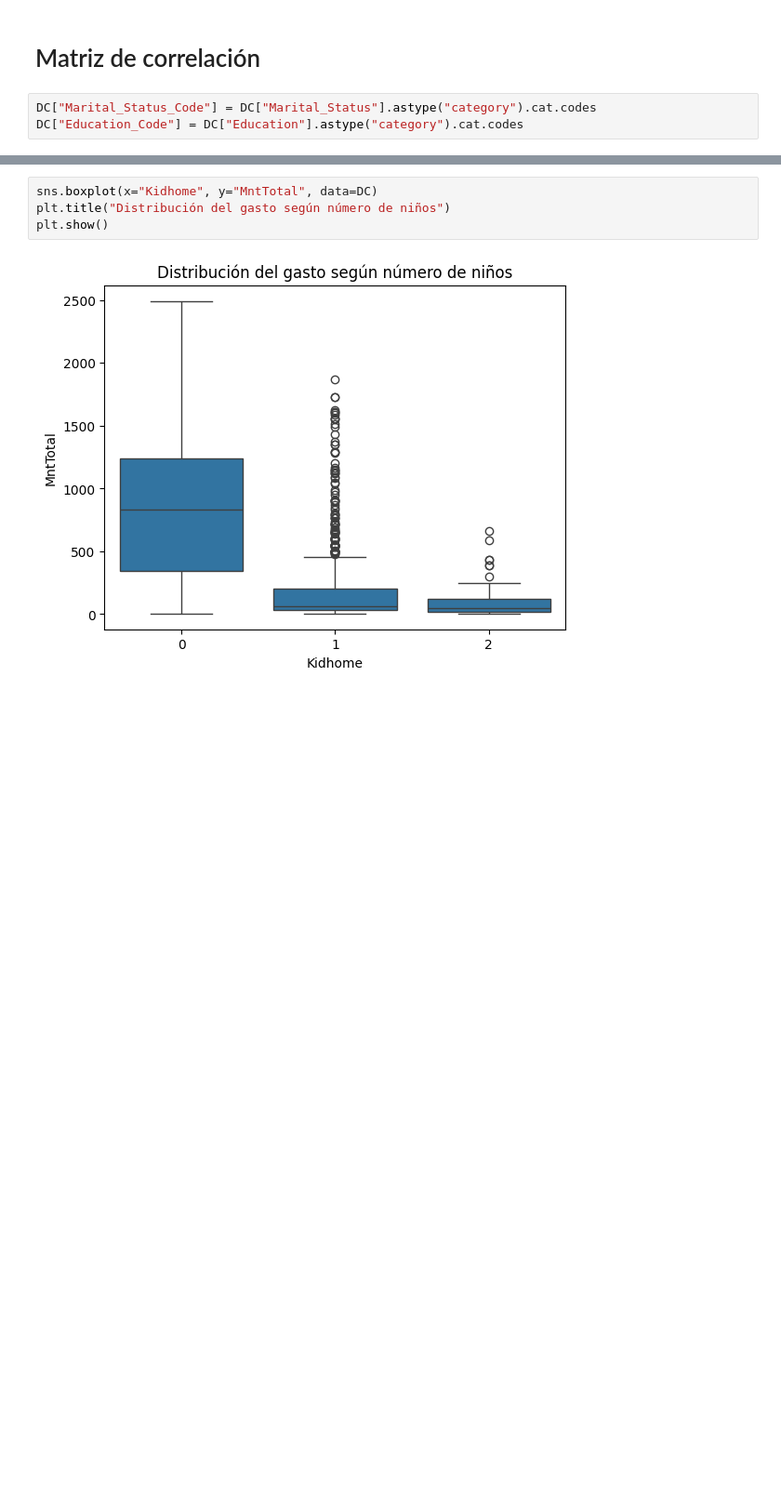
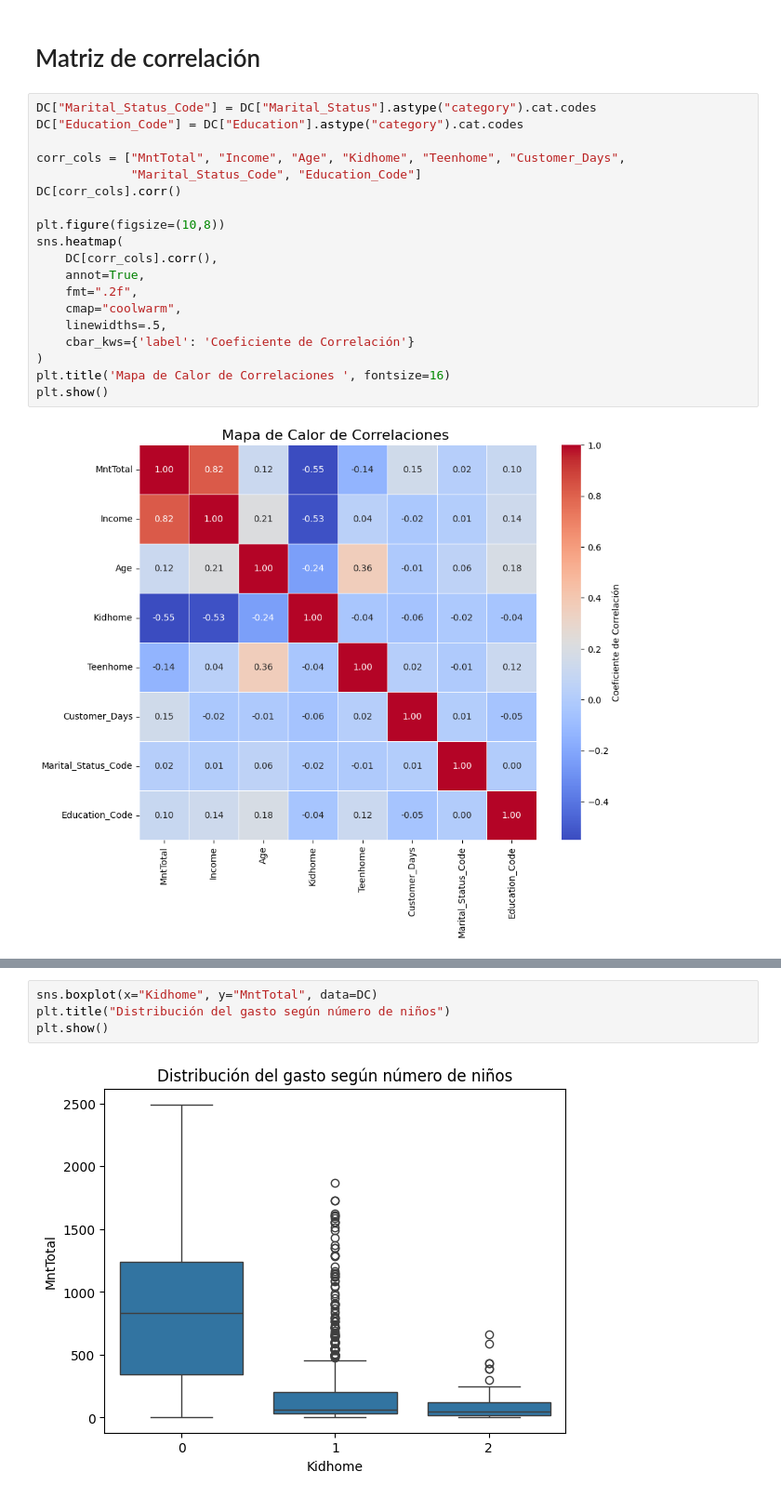
Before and after one commit to krysvill/Bootcamp_Data_Driven_Decisions_Specialist, a Jupyter notebook: Perfil de Cliente - Dashboard de Inteligencia Comercial/ExploracionData.ipynb, the cells around one changed output, grey strips where cells are left out. Shown at 93% size. Cells and saved outputs as stored; diff of their text form; blank space fills up the shorter version.

```diff
--- a/Perfil de Cliente - Dashboard de Inteligencia Comercial/ExploracionData.ipynb
+++ b/Perfil de Cliente - Dashboard de Inteligencia Comercial/ExploracionData.ipynb
@@ -196,8 +331,26 @@ Name: count, dtype: int64
 # %% [markdown]
 # Matriz de correlación
-# %%
-DC["Marital_Status_Code"] = DC["Marital_Status"].astype("category").cat.codes
-DC["Education_Code"] = DC["Education"].astype("category").cat.codes
+# %%
+DC["Marital_Status_Code"] = DC["Marital_Status"].astype("category").cat.codes
+DC["Education_Code"] = DC["Education"].astype("category").cat.codes
+
+corr_cols = ["MntTotal", "Income", "Age", "Kidhome", "Teenhome", "Customer_Days",
+             "Marital_Status_Code", "Education_Code"]
+DC[corr_cols].corr()
+
+plt.figure(figsize=(10,8))
+sns.heatmap(
+    DC[corr_cols].corr(),
+    annot=True,
+    fmt=".2f",
+    cmap="coolwarm",
+    linewidths=.5,
+    cbar_kws={'label': 'Coeficiente de Correlación'}
+)
+plt.title('Mapa de Calor de Correlaciones ', fontsize=16)
+plt.show()
+# %% [output]
+[figure, added]
 # %%
 DC[["MntTotal","Income","Age","Kidhome","Teenhome","Customer_Days","Marital_Status_Code","Education_Code"]].corr()
 # %% [output]
```
Also changed, not shown: parts of 112 cells of this notebook, 5 other files.
